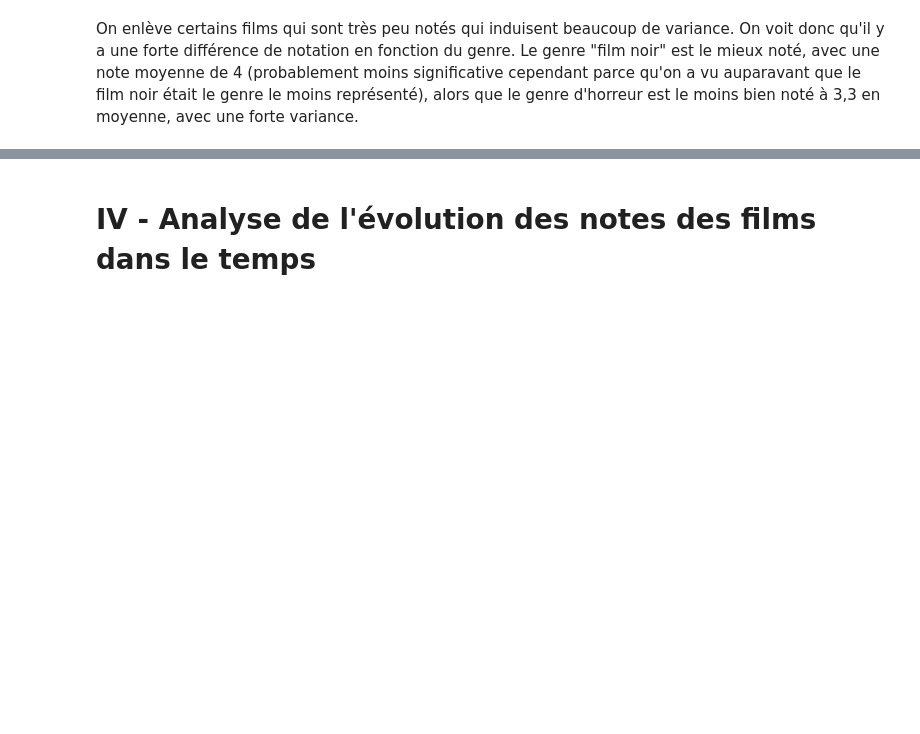
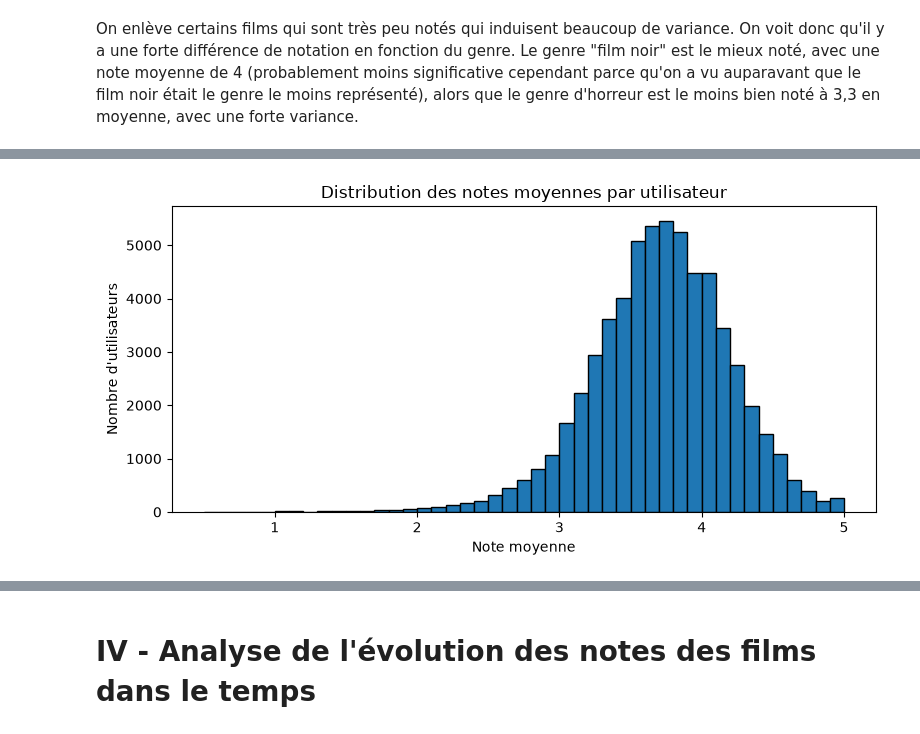
Before and after one commit to gcourtadon/ensae_pythondatascience_films, a Jupyter notebook: extraire_movielens.ipynb, the cells around one changed output, grey strips where cells are left out. Cells and saved outputs as stored; diff of their text form; code cells hidden in the pictures; blank space fills up the shorter version.

Commit message:
Statistiques descriptives sur les utilisateurs

```diff
--- a/extraire_movielens.ipynb
+++ b/extraire_movielens.ipynb
@@ -434,0 +443,10 @@ On enlève certains films qui sont très peu notés qui induisent beaucoup de va
+# %%
+# Statistiques par utilisateur
+stats_users = (
+    ratings_movies
+    .groupby("userId")["rating"]
+    .agg(note_moyenne="mean", variance="var", nb_notes="count")
+    .reset_index()
+)
+display(stats_users.head())
+stats_users.describe()
@@ -434,0 +469,11 @@ On enlève certains films qui sont très peu notés qui induisent beaucoup de va
+# %%
+# Histogramme des notes moyennes par utilisateur
+fig, ax = plt.subplots(figsize=(8, 4))
+stats_users["note_moyenne"].plot(kind="hist", bins=45, ax=ax, edgecolor="black")
+ax.set_title("Distribution des notes moyennes par utilisateur")
+ax.set_xlabel("Note moyenne")
+ax.set_ylabel("Nombre d'utilisateurs")
+plt.tight_layout()
+plt.show()
+# %% [output]
+[figure, added]
```
Also changed, not shown: parts of 17 cells of this notebook.
